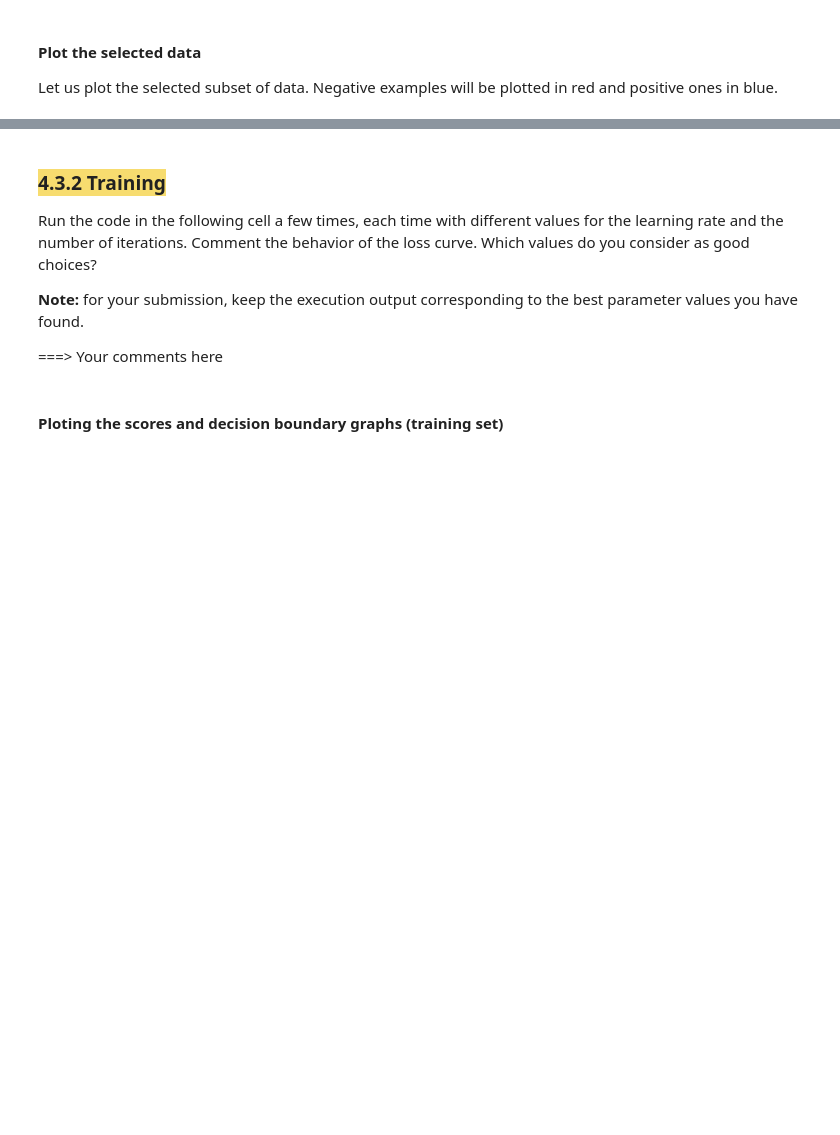
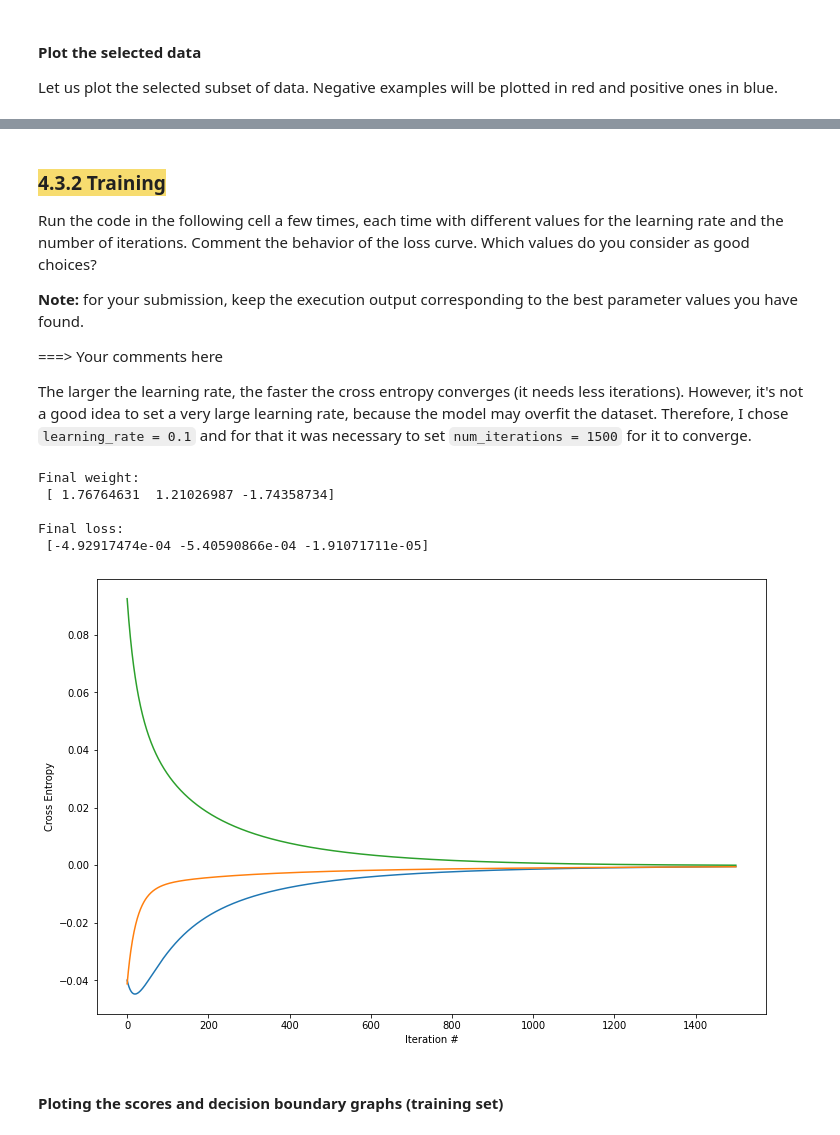
Before and after one commit to danigfavero/machine-learning, a Jupyter notebook: ep3/ep03_logistic_regression.ipynb, the cells around one changed output, grey strips where cells are left out. Cells and saved outputs as stored; diff of their text form; code cells hidden in the pictures; blank space fills up the shorter version.

```diff
--- a/ep3/ep03_logistic_regression.ipynb
+++ b/ep3/ep03_logistic_regression.ipynb
@@ -640,7 +731,11 @@ y_test = np.concatenate([y_test_P, y_test_N], axis = 0).astype('float32')
 
 
 # ===> Change positive class label to +1 and negative class label to -1
+y_train[y_train==N] = -1
+y_train[y_train==P] = 1
 
+y_test[y_test==N] = -1
+y_test[y_test==P] = 1
 
 ### Your code insert ends here
 
@@ -689,23 +790,32 @@ Run the code in the following cell a few times, each time with different values
 **Note:** for your submission, keep the execution output corresponding to the best parameter values you have found.
 
 ===> Your comments here
+
+The larger the learning rate, the faster the cross entropy converges (it needs less iterations). However, it's not a good idea to set a very large learning rate, because the model may overfit the dataset. Therefore, I chose `learning_rate = 0.1` and for that it was necessary to set `num_iterations = 1500` for it to converge.
 # %%
 np.random.seed(56789)
 w_logistic, loss = train_logistic(X_train, y_train,\
-                                  learning_rate = 0.005,
-                                  num_iterations = 1000,\
+                                  learning_rate = 0.1,
+                                  num_iterations = 1500,\
                                   return_history = True)
 
 print()
 print("Final weight:\n", w_logistic)
 print()
 print("Final loss:\n", loss[-1])
 
 plt.figure(figsize = (12, 8))
 plt.plot(loss)
 plt.xlabel('Iteration #')
 plt.ylabel('Cross Entropy')
 plt.show()
+# %% [output]
+Final weight:
+ [ 1.76764631  1.21026987 -1.74358734]
+
+Final loss:
+ [-4.92917474e-04 -5.40590866e-04 -1.91071711e-05]
+[figure, added]
 # %% [markdown]
 #### Ploting the scores and decision boundary graphs (training set)
 # %%
```
Also changed, not shown: parts of 32 cells of this notebook.
